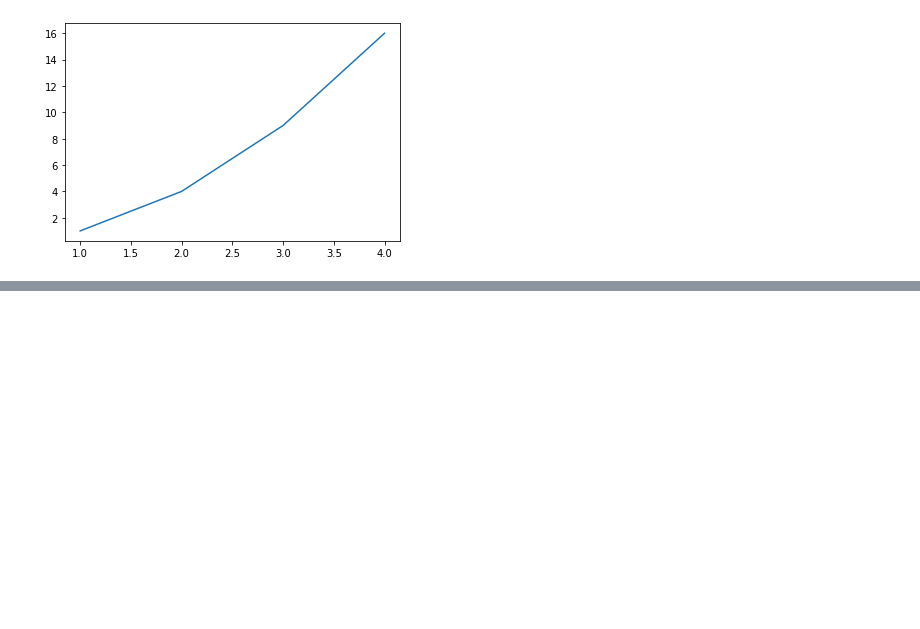
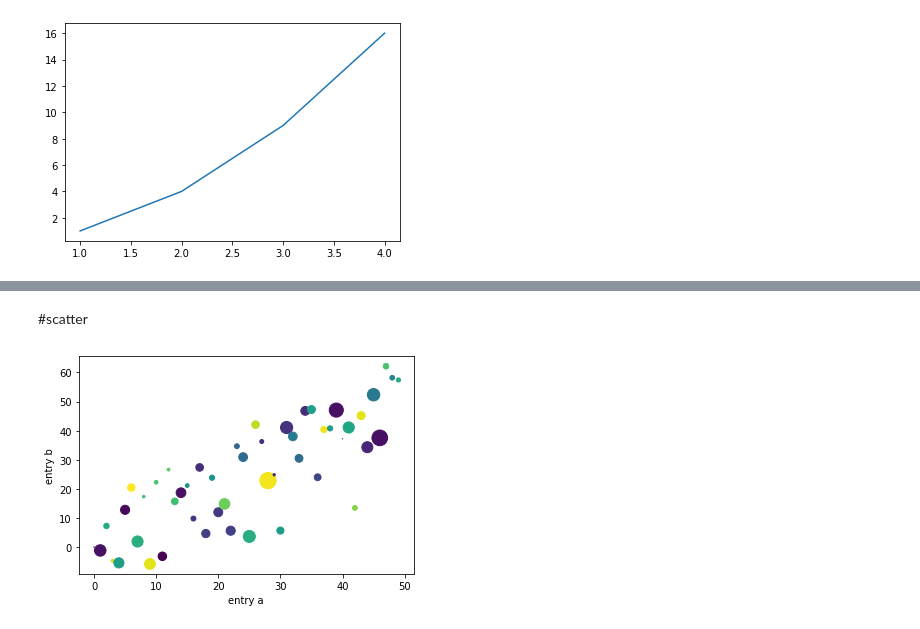
Before and after one commit to letsgo247/Deep-Learning-Study, a Jupyter notebook: Pyplot_Archive.ipynb, the cells around one changed output, grey strips where cells are left out. Cells and saved outputs as stored; diff of their text form; code cells hidden in the pictures; blank space fills up the shorter version.

```diff
--- a/Pyplot_Archive.ipynb
+++ b/Pyplot_Archive.ipynb
@@ -35,0 +106,13 @@ a = 3
+# %% [markdown]
+#scatter
+# %%
+data = {'a':np.arange(50), 'c':np.random.randint(0,50,50), 'd':np.random.randn(50)}
+data['b'] = data['a'] + 10*np.random.randn(50)
+data['d'] = np.abs(data['d']) * 100
+
+plt.scatter('a','b', c='c', s='d', data=data)   #scatter=점 <-> plot=선 or 점
+plt.xlabel('entry a')
+plt.ylabel('entry b')
+plt.show()
+# %% [output]
+[figure, added]
```
Also changed, not shown: parts of 33 cells of this notebook.
